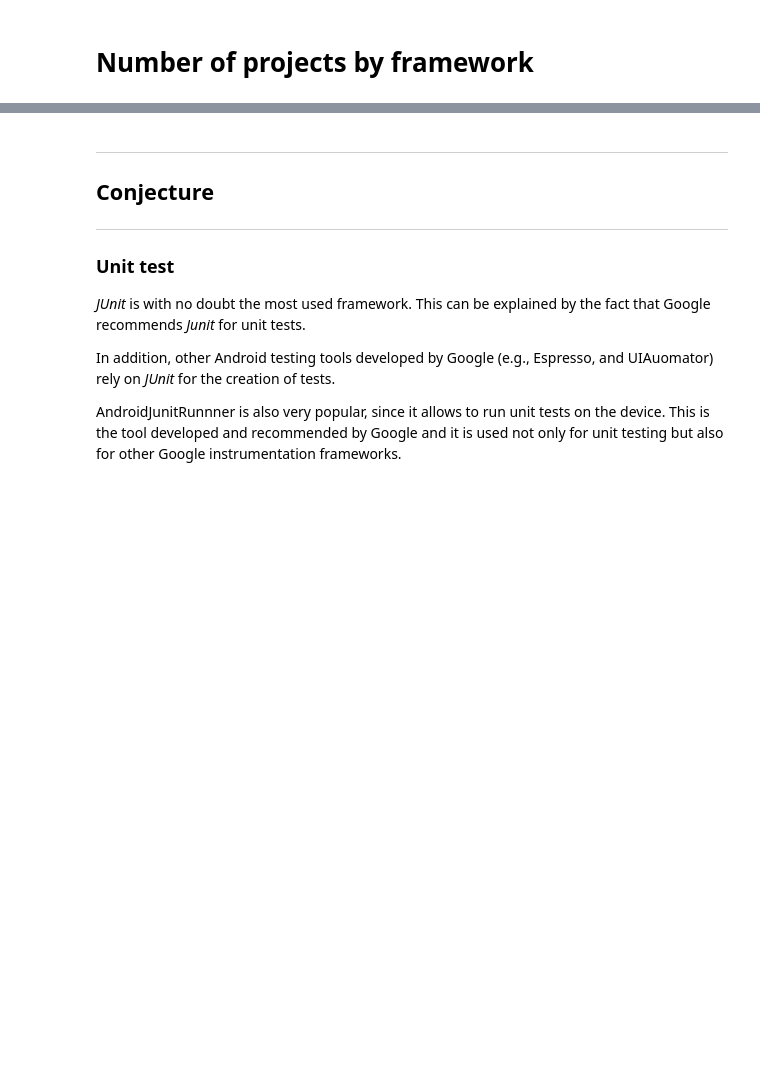
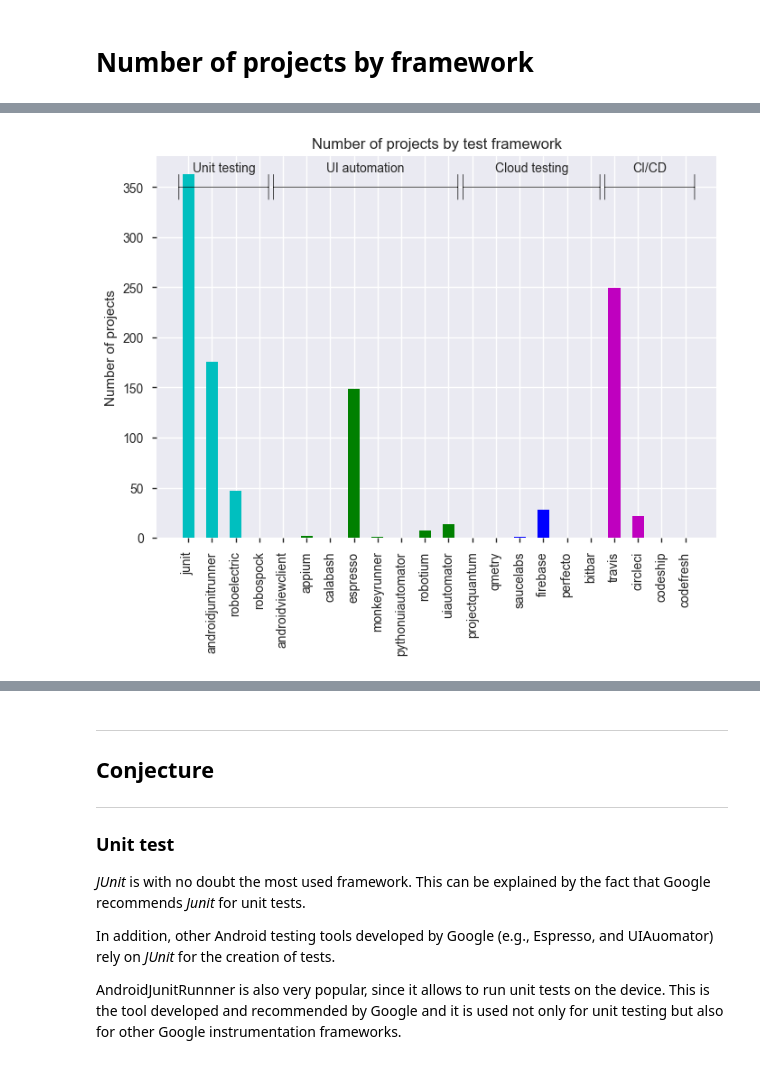
Before and after one commit to luiscruz/android_test_inspector, a Jupyter notebook: exploratory_analysis/1_ea.ipynb, the cells around one changed output, grey strips where cells are left out. Drawn from its saved outputs; the diff is of its cells as text; code cells hidden in the pictures; blank space fills up the shorter version.

```diff
--- a/exploratory_analysis/1_ea.ipynb
+++ b/exploratory_analysis/1_ea.ipynb
@@ -132,3 +155,41 @@ bar = df[unit_test_frameworks+ui_automation_frameworks+cloud_test_services+ci_se
+# %%
+# f, (ax1, ax2) = plt.subplots(1, 2)
+# pie = df[unit_test_frameworks+ui_automation_frameworks+cloud_test_services].sum().plot(kind='pie', ax=ax1)
+columns = unit_test_frameworks+ui_automation_frameworks+cloud_test_services+ci_services
+colors =  (
+    ['c'] * len(unit_test_frameworks)
+    + ['g'] * len(ui_automation_frameworks)
+    + ['b'] * len(cloud_test_services)
+    + ['m'] * len(ci_services)
+)
+
+sums = df[columns].sum()
+labels = sums.index
+heights = sums.values
+f, ax = plt.subplots(1, 1)
+
+ax.bar(range(len(labels)), heights, 0.5, color=colors)
+ax.set_xticklabels(labels, rotation='vertical')
+ax.set_xticks(range(len(labels)))
+ax.set_title("Number of projects by test framework")
+ax.set_ylabel("Number of projects")
+
+def draw_range(ax, xmin, xmax, label):
+    y=350
+    ax.annotate('', xy=(xmin, y), xytext=(xmax, y), xycoords='data', textcoords='data',
+                arrowprops={'arrowstyle': '|-|', 'color':'black', 'linewidth': 0.5})
+    xcenter = xmin + (xmax-xmin)/2
+    ytext = y + ( ax.get_ylim()[1] - ax.get_ylim()[0] ) / 20
+    ax.annotate(label, xy=(xcenter,ytext), ha='center', va='center', fontsize=10)
+
+draw_range(ax, -0.5, 3.5, "Unit testing")
+draw_range(ax, 3.5, 11.5, "UI automation")
+draw_range(ax, 11.5, 17.5, "Cloud testing")
+draw_range(ax, 17.5, 21.5, "CI/CD")
+
+pass
+# %% [output]
+[figure, added]
 # %%
 df[df['firebase']]
 # %% [output]
```
Also changed, not shown: parts of 6 cells of this notebook, 1 other file.
